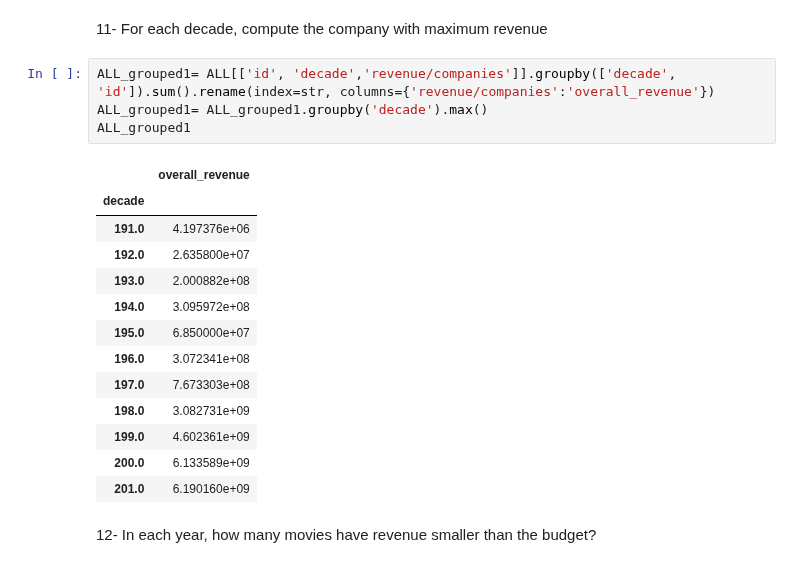
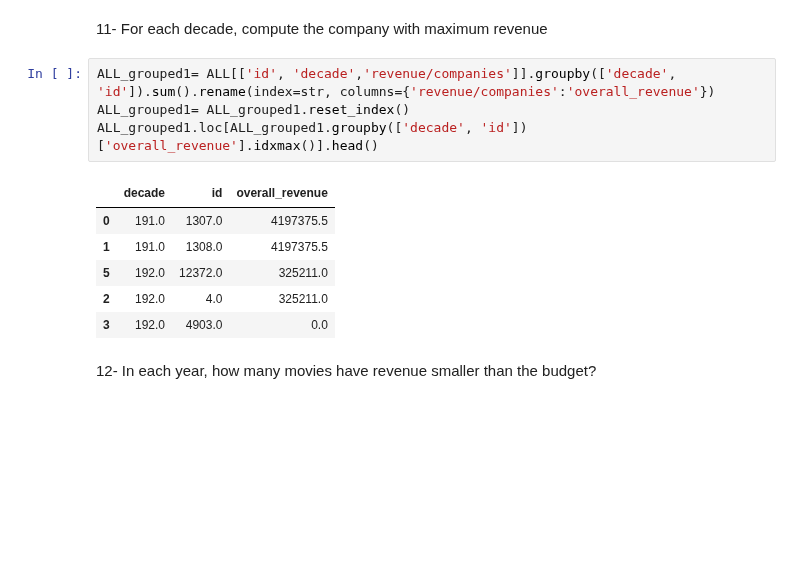
Before and after one commit to silviasantamaria/computerscience, a Jupyter notebook: NUOVO_PROJECT.ipynb, the cells around one changed output. Saved outputs shown, nothing was run; the diff lists cells and outputs as text; blank space fills up the shorter version.

```diff
--- a/NUOVO_PROJECT.ipynb
+++ b/NUOVO_PROJECT.ipynb
@@ -470,22 +459,15 @@ ALL_grouped.head(20)
 11- For each decade, compute the company with maximum revenue
 # %%
 ALL_grouped1= ALL[['id', 'decade','revenue/companies']].groupby(['decade', 'id']).sum().rename(index=str, columns={'revenue/companies':'overall_revenue'})
-ALL_grouped1= ALL_grouped1.groupby('decade').max()
-ALL_grouped1
+ALL_grouped1= ALL_grouped1.reset_index()
+ALL_grouped1.loc[ALL_grouped1.groupby(['decade', 'id'])['overall_revenue'].idxmax()].head()
 # %% [output]
-|  | overall_revenue |
-| decade |  |
-| 191.0 | 4.197376e+06 |
-| 192.0 | 2.635800e+07 |
-| 193.0 | 2.000882e+08 |
-| 194.0 | 3.095972e+08 |
-| 195.0 | 6.850000e+07 |
-| 196.0 | 3.072341e+08 |
-| 197.0 | 7.673303e+08 |
-| 198.0 | 3.082731e+09 |
-| 199.0 | 4.602361e+09 |
-| 200.0 | 6.133589e+09 |
-| 201.0 | 6.190160e+09 |
+|  | decade | id | overall_revenue |
+| 0 | 191.0 | 1307.0 | 4197375.5 |
+| 1 | 191.0 | 1308.0 | 4197375.5 |
+| 5 | 192.0 | 12372.0 | 325211.0 |
+| 2 | 192.0 | 4.0 | 325211.0 |
+| 3 | 192.0 | 4903.0 | 0.0 |
 # %% [markdown]
 12- In each year, how many movies have revenue smaller than the budget?
 # %%
```
Also changed, not shown: parts of 5 cells of this notebook.
